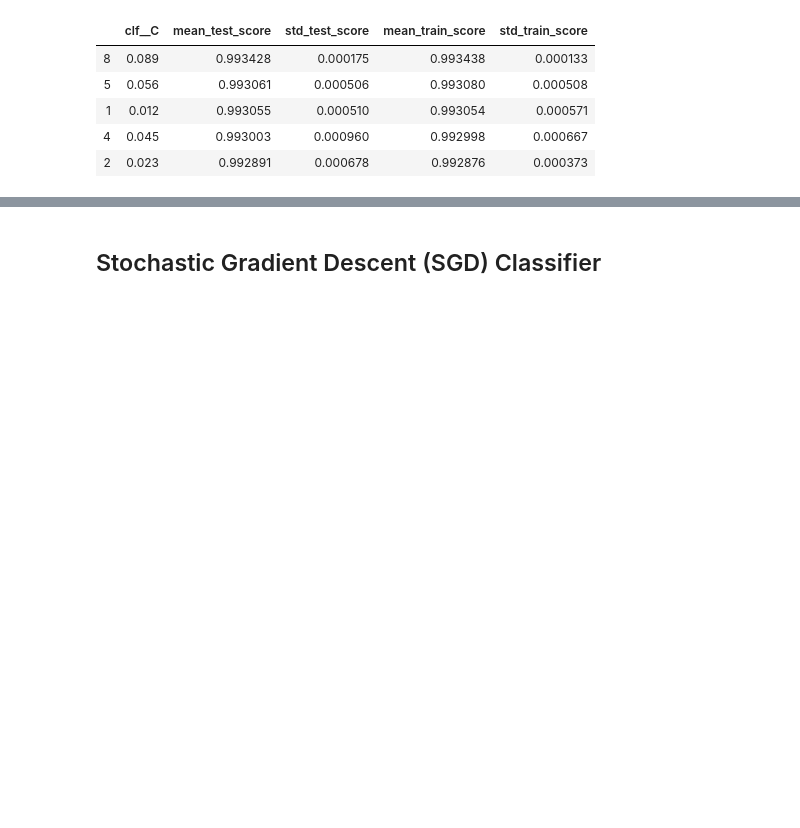
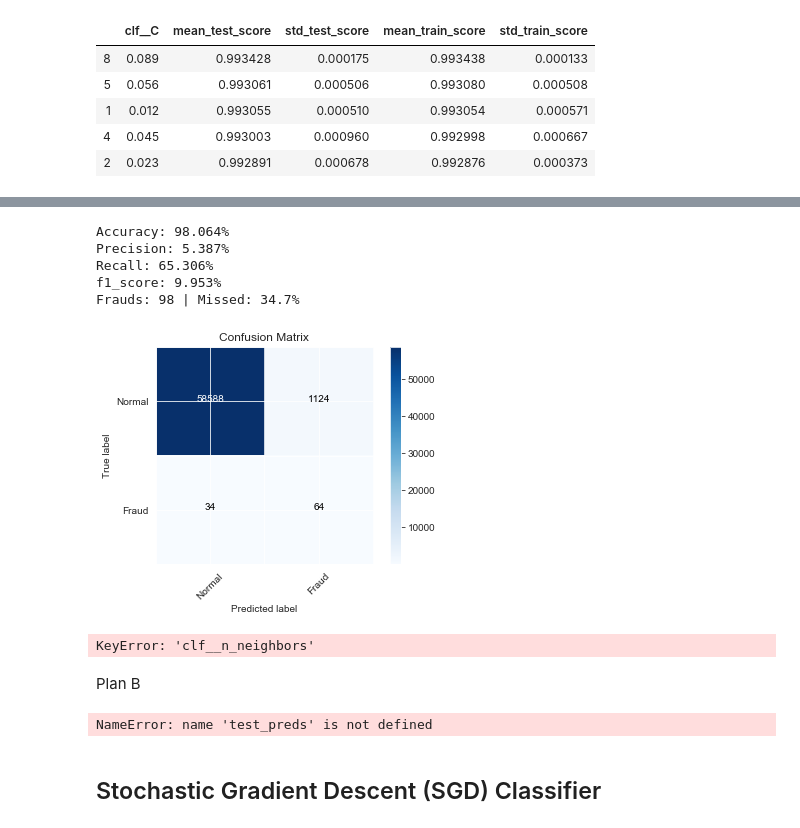
Before and after one commit to Matt-Newton998/Credit-Card-Fraud-Detection-Mod5, a Jupyter notebook: Matt_Workbook.ipynb, the cells around one changed output, grey strips where cells are left out. Saved outputs shown, nothing was run; the diff lists cells and outputs as text; code cells hidden in the pictures; blank space fills up the shorter version.

```diff
--- a/Matt_Workbook.ipynb
+++ b/Matt_Workbook.ipynb
@@ -704,0 +744,16 @@ opt_lr.head()
+# %%
+# Set grid search params
+param_grid_knn = [{'n_neighbors': [3, 5, 11, 19],
+                 #  'weight': ['uniform', 'distance'],
+                   'metric': ['manhattan', 'euclidean'],
+                   #'p':[1, 2]
+                  }]
+
+# Construct grid search
+gs_knn = GridSearchCV(estimator=KNeighborsClassifier(),
+            param_grid=param_grid_knn,
+           # scoring='roc_auc',
+            cv=3, verbose=1, return_train_score = True, n_jobs=1)
+
+# Fit the model
+gs_knn.fit(X_train_smote, y_train_smote)
@@ -704,0 +775,3 @@ opt_lr.head()
+# %%
+best_model = gs_knn.best_estimator_
+print(gs_knn.best_params_)
@@ -704,0 +793,17 @@ opt_lr.head()
+# %%
+y_pred = best_model.predict(X_val)
+# %%
+plot_confusion_matix(y_val, y_pred, ['Normal', "Fraud"])
+# %% [output]
+Accuracy: 98.064%
+Precision: 5.387%
+Recall: 65.306%
+f1_score: 9.953%
+Frauds: 98 | Missed: 34.7%
+[figure, added]
+# %%
+sns.heatmap(pd.pivot_table(opt_knn,index='clf__n_neighbors',columns='clf__p',values='mean_train_score')*100)
+# %% [output]
+KeyError: 'clf__n_neighbors'
+# %% [markdown]
+Plan B
@@ -705,2 +837,7 @@ opt_lr.head()
+# %%
+opt_knn = find_best_k(X_train, y_train, X_val, y_val, min_k=3, max_k=25)
+opt_knn
+# %% [output]
+NameError: name 'test_preds' is not defined
 # %% [markdown]
 ## Stochastic Gradient Descent (SGD) Classifier
```
Also changed, not shown: parts of 75 cells of this notebook, 2 other files.
